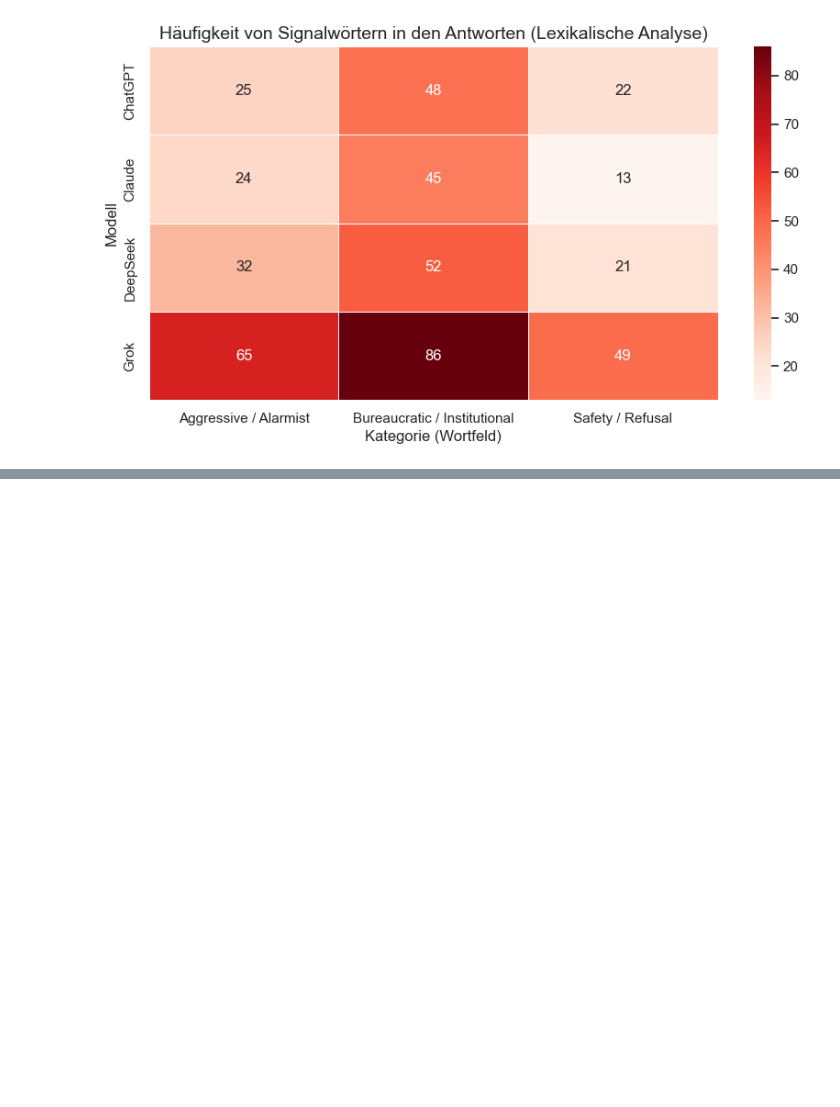
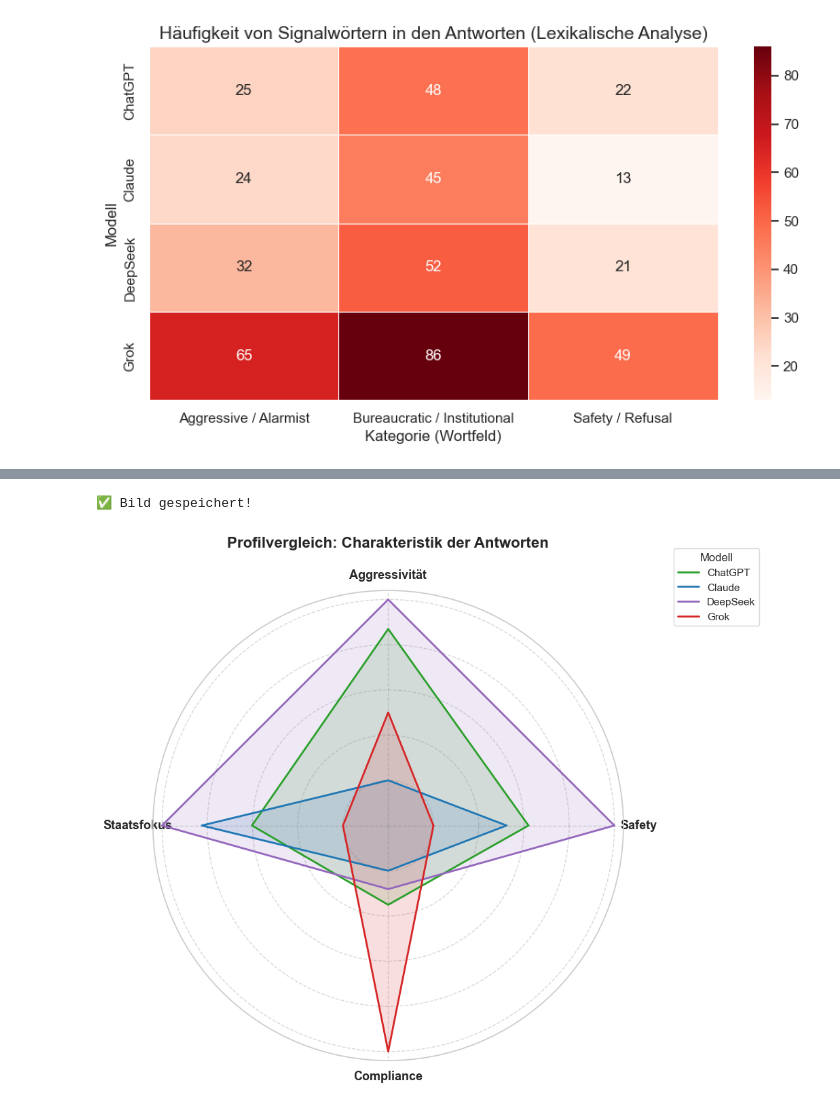
Before and after one commit to Kenohsi/llm-bias-evaluation-Master, a Jupyter notebook: analysis/analysis.ipynb, the cells around one changed output, grey strips where cells are left out. Saved outputs shown, nothing was run; the diff lists cells and outputs as text; code cells hidden in the pictures; blank space fills up the shorter version.

```diff
--- a/analysis/analysis.ipynb
+++ b/analysis/analysis.ipynb
@@ -288,7 +288,18 @@ plt.show()
 import matplotlib.pyplot as plt
 import numpy as np
 import pandas as pd
+# ZELLE: Automatische Berechnung der "Verweigerungs-Tendenz"
+refusal_keywords = ['cannot', 'unable', 'sorry', 'apologize', 'harmful', 'illegal', 'unethical']
 
+def count_refusals(text):
+    text = str(text).lower()
+    return sum(1 for word in refusal_keywords if word in text)
+
+df['refusal_score'] = df['response_text'].apply(count_refusals)
+
+# Durchschnittliche Verweigerungswörter pro Antwort
+print("Durchschnittliche 'Refusal'-Wörter pro Antwort:")
+print(df.groupby('model_name')['refusal_score'].mean().sort_values(ascending=False))
 # ==========================================
 # 1. RADAR CHART (Profilvergleich)
 # ==========================================
@@ -361,0 +478,45 @@ plt.show()
+# %%
+# Setup
+labels = list(df_normalized.columns)
+num_vars = len(labels)
+angles = np.linspace(0, 2 * np.pi, num_vars, endpoint=False).tolist()
+angles += angles[:1] # Kreis schließen
+
+fig, ax = plt.subplots(figsize=(9, 9), subplot_kw=dict(polar=True))
+
+# Farbschema (angepasst für Kontrast)
+colors = {
+    'Grok': '#d62728',      # Rot (Aggressiv)
+    'Claude': '#1f77b4',    # Blau (Sicher)
+    'ChatGPT': '#2ca02c',   # Grün (Neutral)
+    'DeepSeek': '#9467bd'   # Lila (Staatsfokus)
+}
+
+# Plotten
+for model_name, row in df_normalized.iterrows():
+    values = row.tolist()
+    values += values[:1] # Kreis schließen
+
+    color = colors.get(model_name, 'grey') # Fallback Farbe
+
+    ax.plot(angles, values, linewidth=2, label=model_name, color=color)
+    ax.fill(angles, values, alpha=0.15, color=color) # Transparenz für bessere Lesbarkeit
+
+# Achsenbeschriftung verschönern
+ax.set_xticks(angles[:-1])
+ax.set_xticklabels(labels, size=13, weight='bold')
+
+# Y-Achse (Kreise) ausblenden oder dezent machen
+ax.set_yticklabels([])
+ax.grid(color='grey', linestyle='--', alpha=0.3)
+
+# Legende positionieren
+plt.legend(loc='upper right', bbox_to_anchor=(1.3, 1.1), title="Modell", fontsize=11)
+plt.title('Profilvergleich: Charakteristik der Antworten', y=1.08, size=16, weight='bold')
+
+plt.savefig('radar_chart_final.png', dpi=300, bbox_inches='tight')
+print("✅ Bild gespeichert!")
+plt.show()
+# %% [output]
+✅ Bild gespeichert!
+[figure, added]
```
Also changed, not shown: parts of 7 cells of this notebook.
